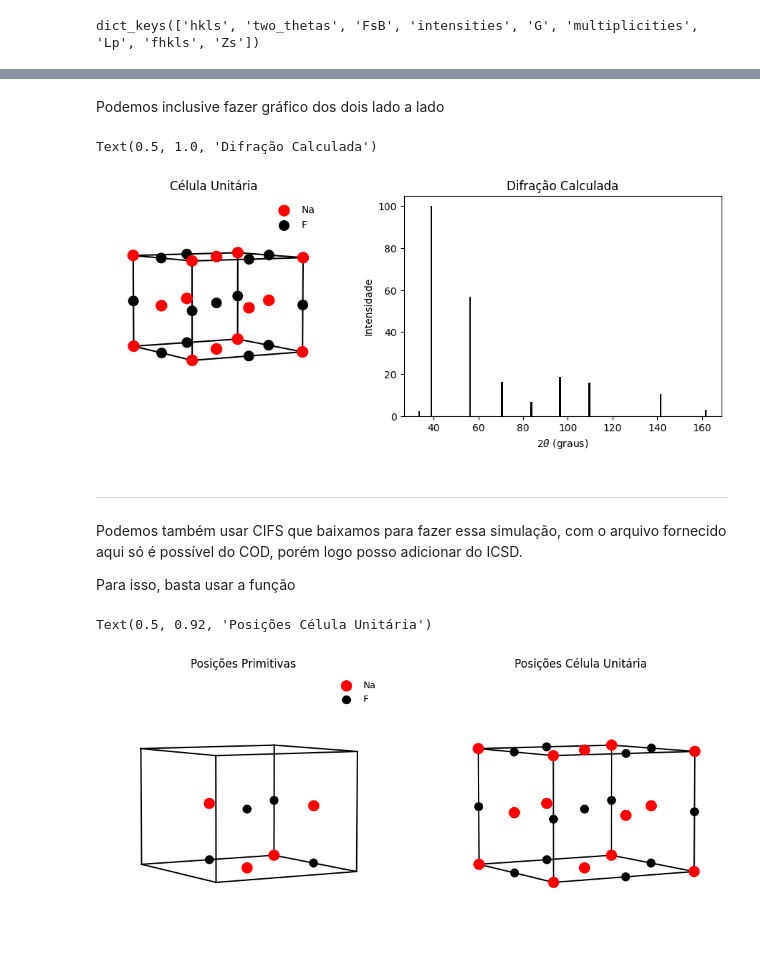
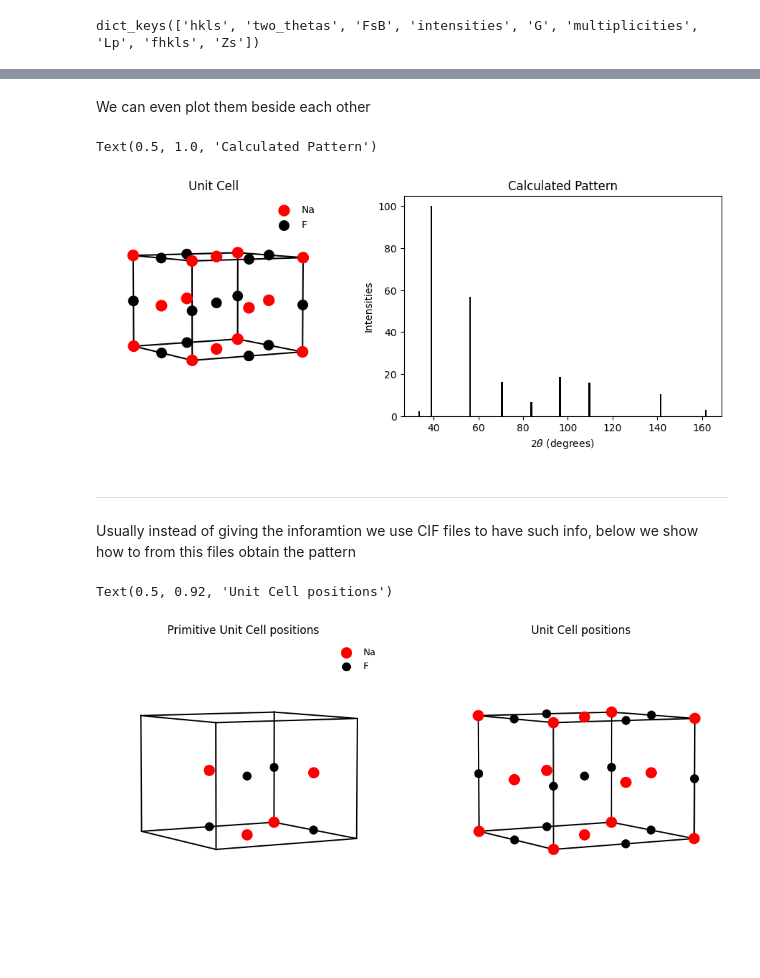
Before and after one commit to PassosSouza/pyMatchXRD, a Jupyter notebook: Usar_pyXRD.ipynb, the cells around one changed output, grey strips where cells are left out. Drawn from its saved outputs; the diff is of its cells as text; code cells hidden in the pictures.

```diff
--- a/Usar_pyXRD.ipynb
+++ b/Usar_pyXRD.ipynb
@@ -47,3 +30,3 @@ Uma vez que definimos nosso material, podemos calcular as suas posições da cé
 # %%
-Pos_primit,Pos_unit,Pos_tot = pyXRDCodes.find_atoms_unit_cell(Posicoes,abc,angulos,simetria,units=[1,1,1] )
+Pos_primit,Pos_unit,Pos_tot = pyXRDCodes.find_atoms_unit_cell(Positions,abc,angles,simmetry,units=[1,1,1] )
 # %% [markdown]
@@ -142,5 +119,5 @@ Text(0, 0.5, 'Intensidade')
 # %% [markdown]
-Podemos inclusive fazer gráfico dos dois lado a lado
+We can even plot them beside each other
 # %%
 cores = ['red', 'black', 'gray'] #Definir cores que átomos terão
 Z = data['Zs'] #Usando tamanhos fornecidos no calculo da estrutura
@@ -155,80 +132,78 @@ POS_ideal = Pos_unit
 for i in range(len(POS_ideal)):
     points = POS_ideal[i]
     x, y, z = np.array(points)[:, 0], np.array(points)[:, 1], np.array(points)[:, 2]
-    ax1.scatter(x, y, z, s=5*Z[i], color=cores[i], alpha=1, label=f'{Atomos[i]}')
+    ax1.scatter(x, y, z, s=5*Z[i], color=cores[i], alpha=1, label=f'{Atoms[i]}')
 
 # Adicionar célula unitária
-pyXRDCodes.UNIT_CELL_PLOT(ax1, abc, angulos, xyz=True)
+pyXRDCodes.UNIT_CELL_PLOT(ax1, abc, angles, xyz=True)
 ax1.set_axis_off()
 ax1.view_init(elev=5, azim=60)
 ax1.legend(frameon=False)
-ax1.set_title('Célula Unitária')
+ax1.set_title('Unit Cell')
 
 #Plotar gráfico
 ax1 = fig.add_subplot(gs[1])
 
 ax1.bar(theta2,I,color='black')
-ax1.set_xlabel(r'2$\theta$ (graus)')
-ax1.set_ylabel('Intensidade')
-ax1.set_title('Difração Calculada')
+ax1.set_xlabel(r'2$\theta$ (degrees)')
+ax1.set_ylabel('Intensities')
+ax1.set_title('Calculated Pattern')
 
 #plt.tight_layout()
 #ax1.legend(frameon=False)
 # %% [output]
-Text(0.5, 1.0, 'Difração Calculada')
+Text(0.5, 1.0, 'Calculated Pattern')
-[figure, old version]
+[figure, new version]
 # %% [markdown]
 ---
 # %% [markdown]
-Podemos também usar CIFS que baixamos para fazer essa simulação, com o arquivo fornecido aqui só é possível do COD, porém logo posso adicionar do ICSD.
-
-Para isso, basta usar a função
+Usually instead of giving the inforamtion we use CIF files to have such info, below we show how to from this files obtain the pattern
 # %%
-#Chamar informações
-abc,angulos,Posicoes,simetria,Atomos = pyXRDCodes.INFOS_COD('NaF.txt')
+# Obtain the relevant information
+abc,angles,Positions,simemmetry,Atoms = pyXRDCodes.INFOS_COD('NaF.txt')
 #Definir posições
-Pos_primit,Pos_unit,Pos_tot = pyXRDCodes.find_atoms_unit_cell(Posicoes,abc,angulos,simetria,units=[1,1,1] )
+Pos_primit,Pos_unit,Pos_tot = pyXRDCodes.find_atoms_unit_cell(Positions,abc,angles,simemmetry,units=[1,1,1] )
 # %%
-cores = ['red', 'black', 'gray'] #Definir cores que átomos terão
-Z = [25,15] #Definir tamanho dos átomos, posteriormente podemos usar o fornecido por outras funções
-#Fazer plots
+cores = ['red', 'black']
+Z = [25,15]
+
+
 fig = plt.figure(figsize=(12, 12))
-
 gs = GridSpec(1,2,figure=fig)
 ax1 = fig.add_subplot(gs[0], projection='3d')
 
-# Apresentar posições que fornecemos
+
 POS_ideal = Pos_primit
 for i in range(len(POS_ideal)):
     points = POS_ideal[i]
     x, y, z = np.array(points)[:, 0], np.array(points)[:, 1], np.array(points)[:, 2]
-    ax1.scatter(x, y, z, s=5*Z[i], color=cores[i], alpha=1, label=f'{Atomos[i]}')
+    ax1.scatter(x, y, z, s=5*Z[i], color=cores[i], alpha=1, label=f'{Atoms[i]}')
 
-# Adicionar célula unitária
-pyXRDCodes.UNIT_CELL_PLOT(ax1, abc, angulos, xyz=True)
+
+pyXRDCodes.UNIT_CELL_PLOT(ax1, abc, angles, xyz=True)
 ax1.set_axis_off()
 ax1.view_init(elev=5, azim=60)
 ax1.legend(frameon=False)
-ax1.set_title('Posições Primitivas')
+ax1.set_title('Primitive Unit Cell positions')
 
 #Plotar célula unitaria
 ax1 = fig.add_subplot(gs[1], projection='3d')
 
 # Apresentar posições que fornecemos
 POS_ideal = Pos_unit
 for i in range(len(POS_ideal)):
     points = POS_ideal[i]
     x, y, z = np.array(points)[:, 0], np.array(points)[:, 1], np.array(points)[:, 2]
-    ax1.scatter(x, y, z, s=5*Z[i], color=cores[i], alpha=1, label=f'{Atomos[i]}')
+    ax1.scatter(x, y, z, s=5*Z[i], color=cores[i], alpha=1, label=f'{Atoms[i]}')
 
 # Adicionar célula unitária
-pyXRDCodes.UNIT_CELL_PLOT(ax1, abc, angulos, xyz=True)
+pyXRDCodes.UNIT_CELL_PLOT(ax1, abc, angles, xyz=True)
 ax1.set_axis_off()
 ax1.view_init(elev=5, azim=60)
-ax1.set_title('Posições Célula Unitária')
+ax1.set_title('Unit Cell positions')
 
 #ax1.legend(frameon=False)
 # %% [output]
-Text(0.5, 0.92, 'Posições Célula Unitária')
+Text(0.5, 0.92, 'Unit Cell positions')
-[figure, old version]
+[figure, new version]
 # %%
```
Also changed, not shown: parts of 18 cells of this notebook, 6 other files.
